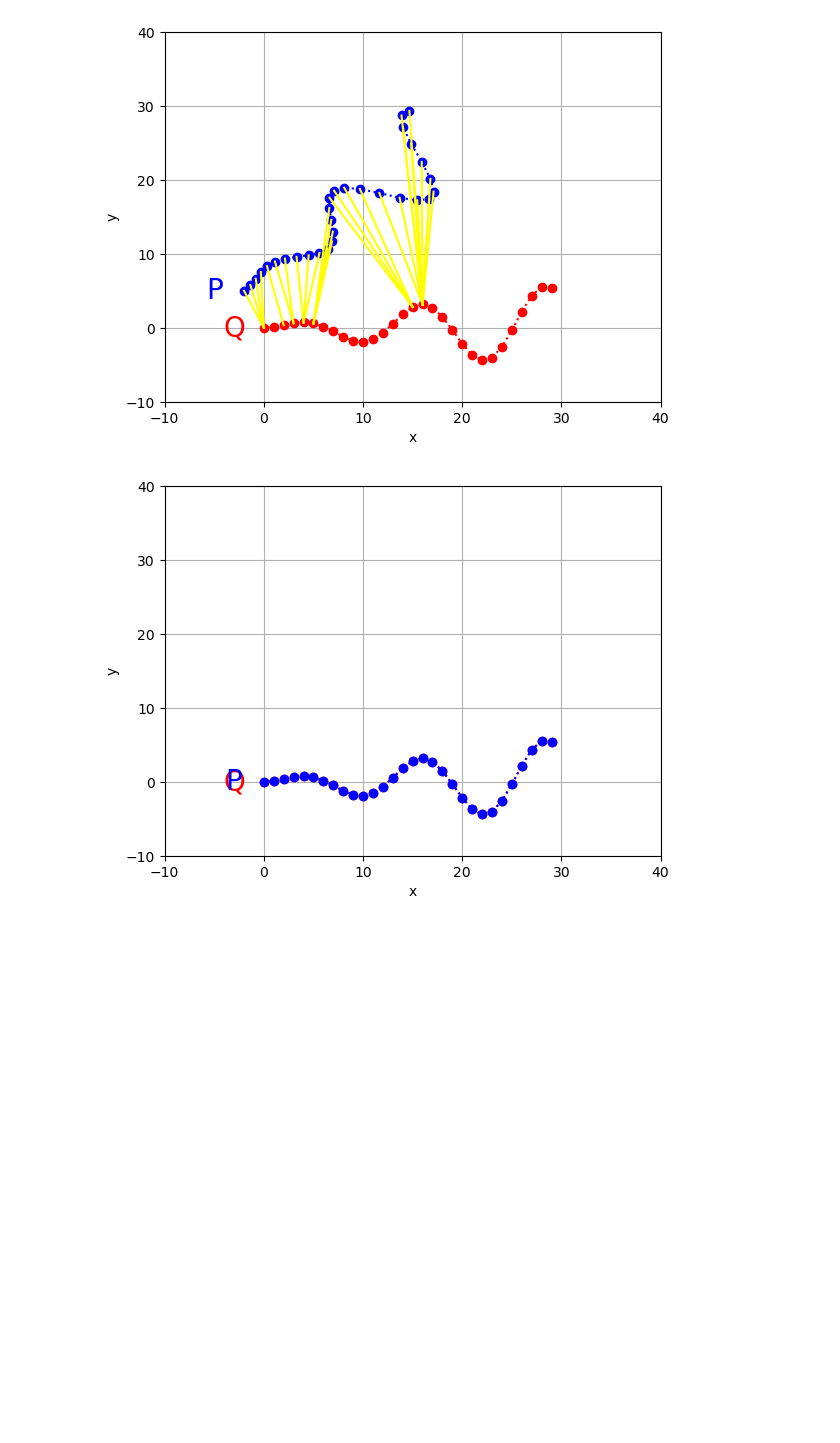
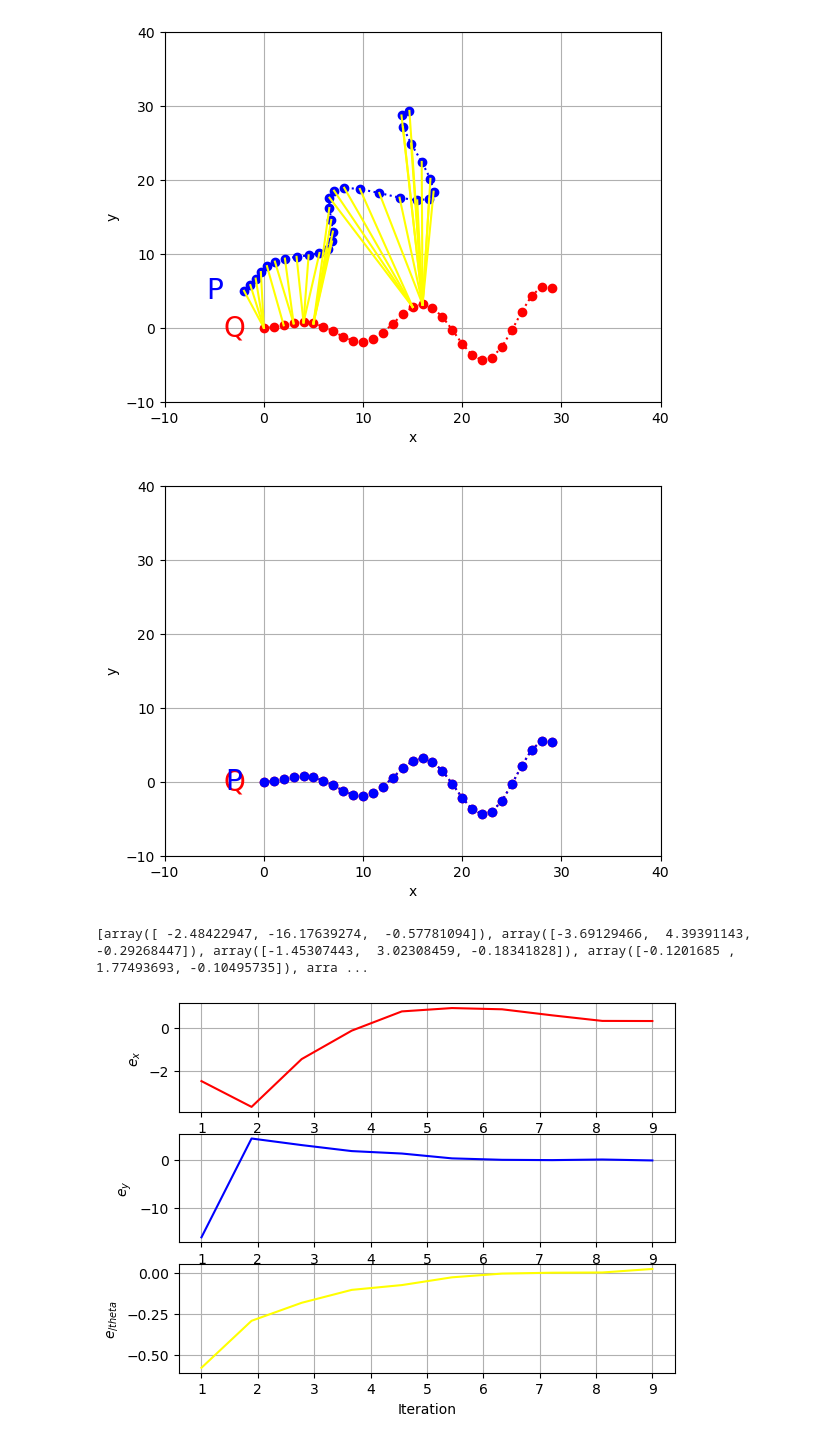
Before and after one commit to panhachet/Iterative-closest-points-ICP-, a Jupyter notebook: ICP_Guass_Newton_method.ipynb, the cells around one changed output. Saved outputs shown, nothing was run; the diff lists cells and outputs as text; code cells hidden in the pictures; blank space fills up the shorter version.

```diff
--- a/ICP_Guass_Newton_method.ipynb
+++ b/ICP_Guass_Newton_method.ipynb
@@ -89,3 +89,7 @@ def plot_data(P, Q):
     plt.ylim([-10,40])
     plt.xlabel("x")
     plt.ylabel("y")
+# %%
+x = np.array([1,2,3])
+t = np.linspace(0, len(x)-1, len(x))
+t
@@ -92,3 +98,21 @@ def plot_data(P, Q):
+# %%
+def plot_error(ex, ey, etheta):
+    x = np.linspace(1, len(ex)-1, len(ex))
+    plt.subplot(3,1,1)
+    plt.plot(x, ex, color = "red")
+    plt.xlabel("Iteration")
+    plt.ylabel("$e_x$")
+    plt.grid(True)
+    plt.subplot(3,1,2)
+    plt.plot(x, ey, color = "blue")
+    plt.xlabel("Iteration")
+    plt.ylabel("$e_y$")
+    plt.grid(True)
+    plt.subplot(3,1,3)
+    plt.plot(x, etheta, color = "yellow")
+    plt.xlabel("Iteration")
+    plt.ylabel("$e_{/theta}$")
+    plt.grid(True)
 # %%
 plot_data(P,Q)
 # %% [output]
@@ -167,12 +191,14 @@ def icp(P, Q, x_init, iteration, tolerance):
     P_prev = P.copy()
     x_new = [x_init]
     P_new = [P.copy()]
+    Dx = []
     for i in range(iteration):
         R = rotation(x[2])
         t = x[0:2]
         corr = correspondence(P_prev, Q)
         H, g = solver(x, P, Q, corr)
         dx = -np.linalg.inv(H)@g.flatten()
+        Dx.append(dx)
         x = x + dx
         x[2] = np.arctan2(np.sin(x[2]), np.cos(x[2]))
         x_new.append(x)
@@ -180,12 +206,20 @@ def icp(P, Q, x_init, iteration, tolerance):
         t = x[0:2].reshape(2, 1)
         P_prev = R @ P.copy() + t
         P_new.append(P_prev)
+
         if np.linalg.norm(dx) < tolerance:
             break
 
-    return P_new
+    return P_new, Dx
 # %%
-P_new = icp(P, Q, X, iteration = 100, tolerance = 1e-6)
+P_new, Dx = icp(P, Q, X, iteration = 15, tolerance = 1e-6)
 plot_data(P_new[-1], Q)
+plt.show()
+print(Dx)
 # %% [output]
 [figure]
+[array([ -2.48422947, -16.17639274,  -0.57781094]), array([-3.69129466,  4.39391143, -0.29268447]), array([-1.45307443,  3.02308459, -0.18341828]), array([-0.1201685 ,  1.77493693, -0.10495735]), arra ...
+# %%
+plot_error(Dx[:,0], Dx[:, 1], Dx[:,2])
+# %% [output]
+[figure, added]
```
Also changed, not shown: parts of 1 cell of this notebook.
